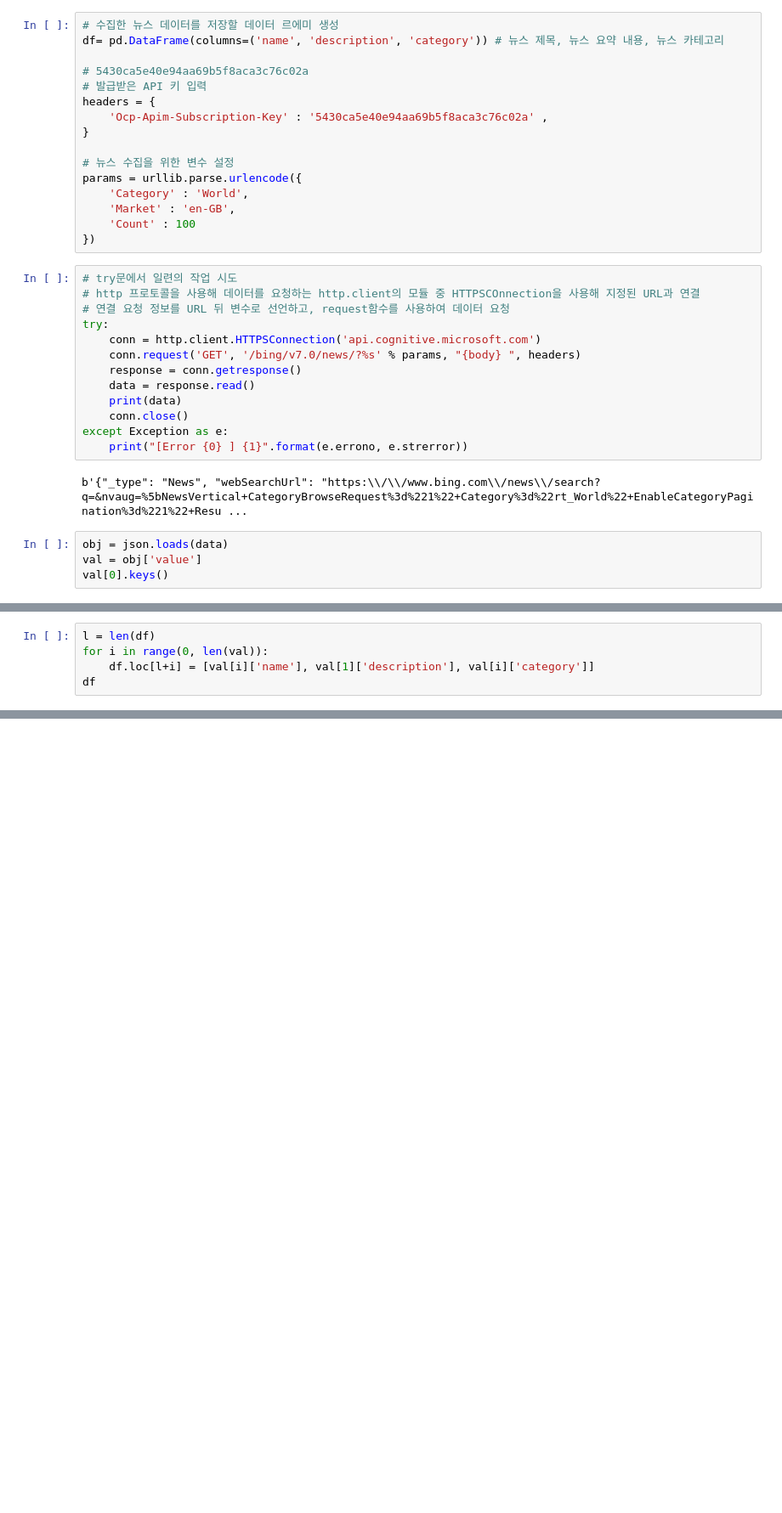
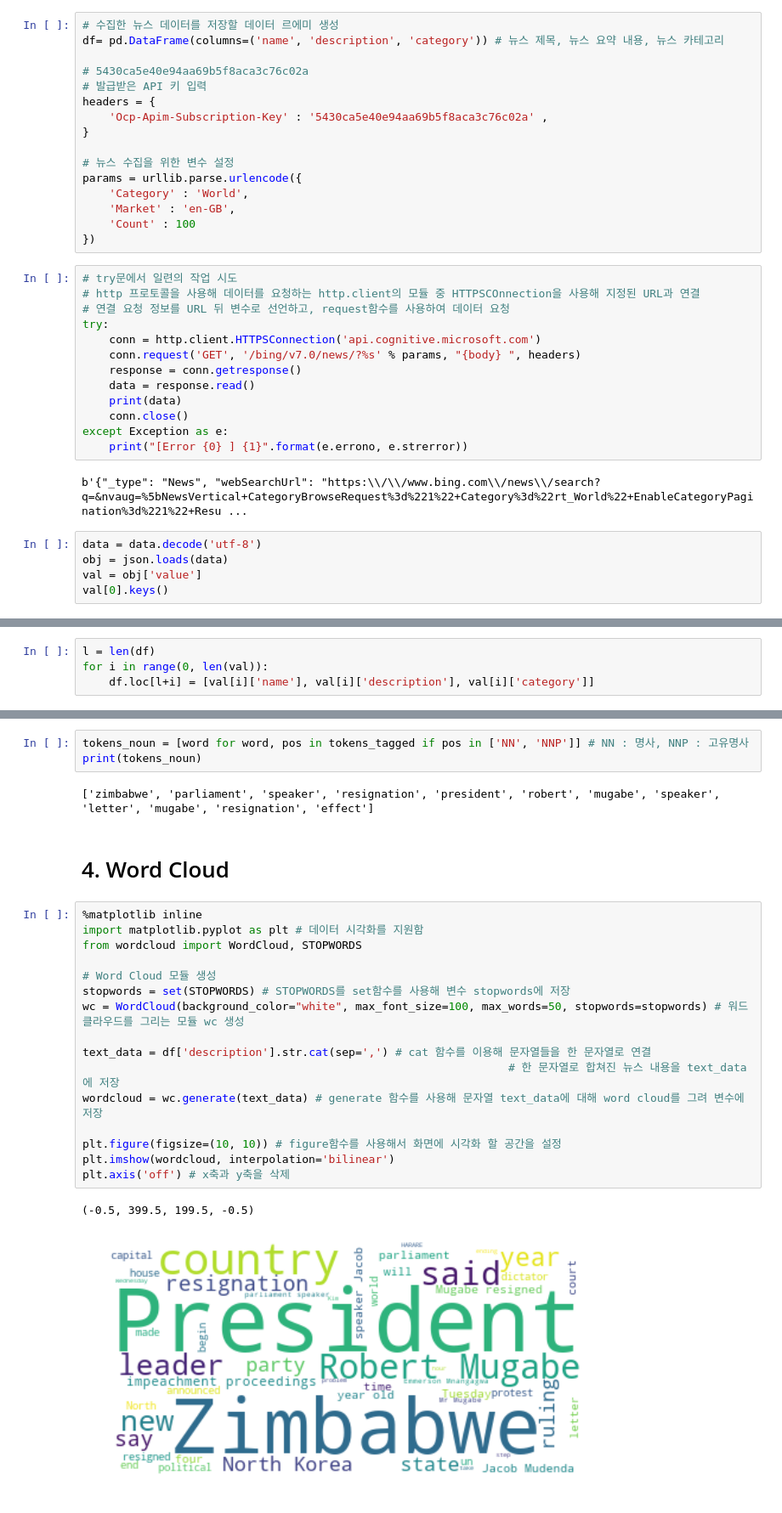
Before and after one commit to lcgkiller/kmooc_data_analysis, a Jupyter notebook: 11주차. 텍스트 데이터 분석.ipynb, the cells around one changed output, grey strips where cells are left out. Shown at 85% size. Saved outputs shown, nothing was run; the diff lists cells and outputs as text; blank space fills up the shorter version.

```diff
--- a/11주차. 텍스트 데이터 분석.ipynb
+++ b/11주차. 텍스트 데이터 분석.ipynb
@@ -242,6 +242,7 @@ except Exception as e:
 # %% [output]
 b'{"_type": "News", "webSearchUrl": "https:\\/\\/www.bing.com\\/news\\/search?q=&nvaug=%5bNewsVertical+CategoryBrowseRequest%3d%221%22+Category%3d%22rt_World%22+EnableCategoryPagination%3d%221%22+Resu ...
 # %%
+data = data.decode('utf-8')
 obj = json.loads(data)
 val = obj['value']
 val[0].keys()
@@ -250,5 +251,4 @@ dict_keys(['name', 'url', 'image', 'description', 'about', 'mentions', 'provider
 # %%
 l = len(df)
 for i in range(0, len(val)):
-    df.loc[l+i] = [val[i]['name'], val[1]['description'], val[i]['category']]
-df
+    df.loc[l+i] = [val[i]['name'], val[i]['description'], val[i]['category']]
@@ -276,0 +380,26 @@ df_sh.to_cs('bing_news_shuffle_0517.csv')
+# %%
+tokens_noun = [word for word, pos in tokens_tagged if pos in ['NN', 'NNP']] # NN : 명사, NNP : 고유명사
+print(tokens_noun)
+# %% [output]
+['zimbabwe', 'parliament', 'speaker', 'resignation', 'president', 'robert', 'mugabe', 'speaker', 'letter', 'mugabe', 'resignation', 'effect']
+# %% [markdown]
+# 4. Word Cloud
+# %%
+%matplotlib inline
+import matplotlib.pyplot as plt # 데이터 시각화를 지원함
+from wordcloud import WordCloud, STOPWORDS
+
+# Word Cloud 모듈 생성
+stopwords = set(STOPWORDS) # STOPWORDS를 set함수를 사용해 변수 stopwords에 저장
+wc = WordCloud(background_color="white", max_font_size=100, max_words=50, stopwords=stopwords) # 워드클라우드를 그리는 모듈 wc 생성
+
+text_data = df['description'].str.cat(sep=',') # cat 함수를 이용해 문자열들을 한 문자열로 연결
+                                                                # 한 문자열로 합쳐진 뉴스 내용을 text_data에 저장
+wordcloud = wc.generate(text_data) # generate 함수를 사용해 문자열 text_data에 대해 word cloud를 그려 변수에 저장
+
+plt.figure(figsize=(10, 10)) # figure함수를 사용해서 화면에 시각화 할 공간을 설정
+plt.imshow(wordcloud, interpolation='bilinear')
+plt.axis('off') # x축과 y축을 삭제
+# %% [output]
+(-0.5, 399.5, 199.5, -0.5)
+[figure, added]
```
Also changed, not shown: parts of 32 cells of this notebook, 2 other files.
